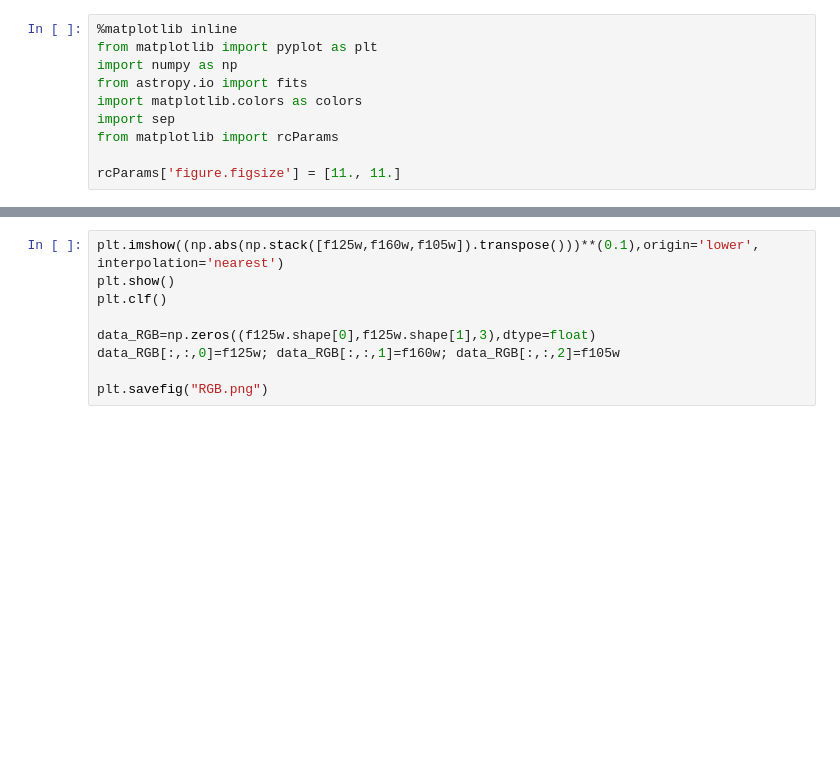
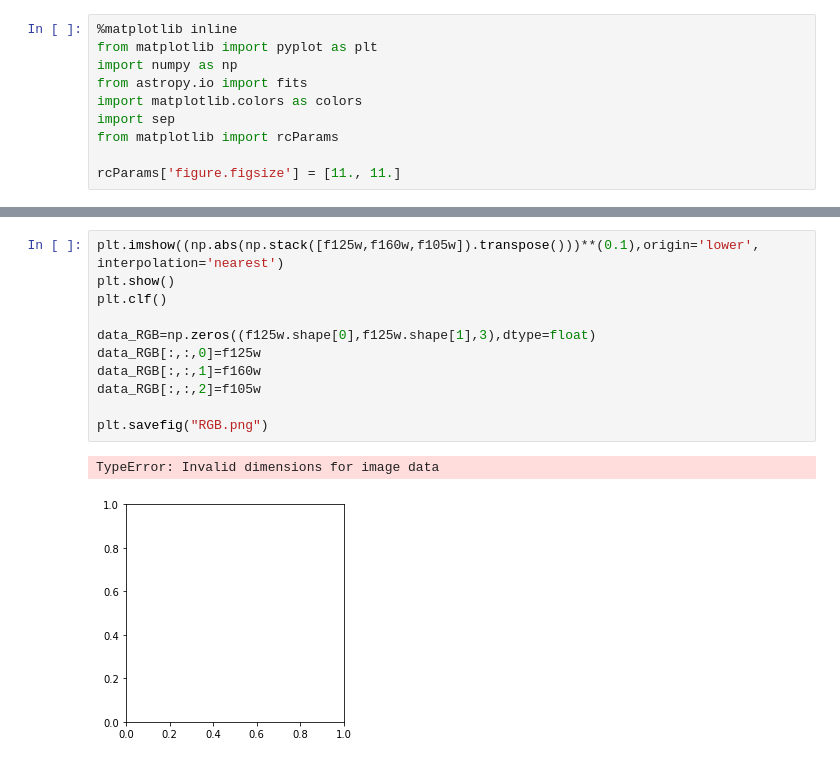
Before and after one commit to carlisavannah/astr-119-project-3, a Jupyter notebook: rgb_image.ipynb, the cells around one changed output, grey strips where cells are left out. Saved outputs shown, nothing was run; the diff lists cells and outputs as text; blank space fills up the shorter version.

```diff
--- a/rgb_image.ipynb
+++ b/rgb_image.ipynb
@@ -35,9 +56,14 @@ f105w = np.log(f105w)
 # %%
 plt.imshow((np.abs(np.stack([f125w,f160w,f105w]).transpose()))**(0.1),origin='lower', interpolation='nearest')
 plt.show()
 plt.clf()
 
 data_RGB=np.zeros((f125w.shape[0],f125w.shape[1],3),dtype=float)
-data_RGB[:,:,0]=f125w; data_RGB[:,:,1]=f160w; data_RGB[:,:,2]=f105w
+data_RGB[:,:,0]=f125w
+data_RGB[:,:,1]=f160w
+data_RGB[:,:,2]=f105w
 
 plt.savefig("RGB.png")
+# %% [output]
+TypeError: Invalid dimensions for image data
+[figure, added]
```
Also changed, not shown: parts of 5 cells of this notebook.
